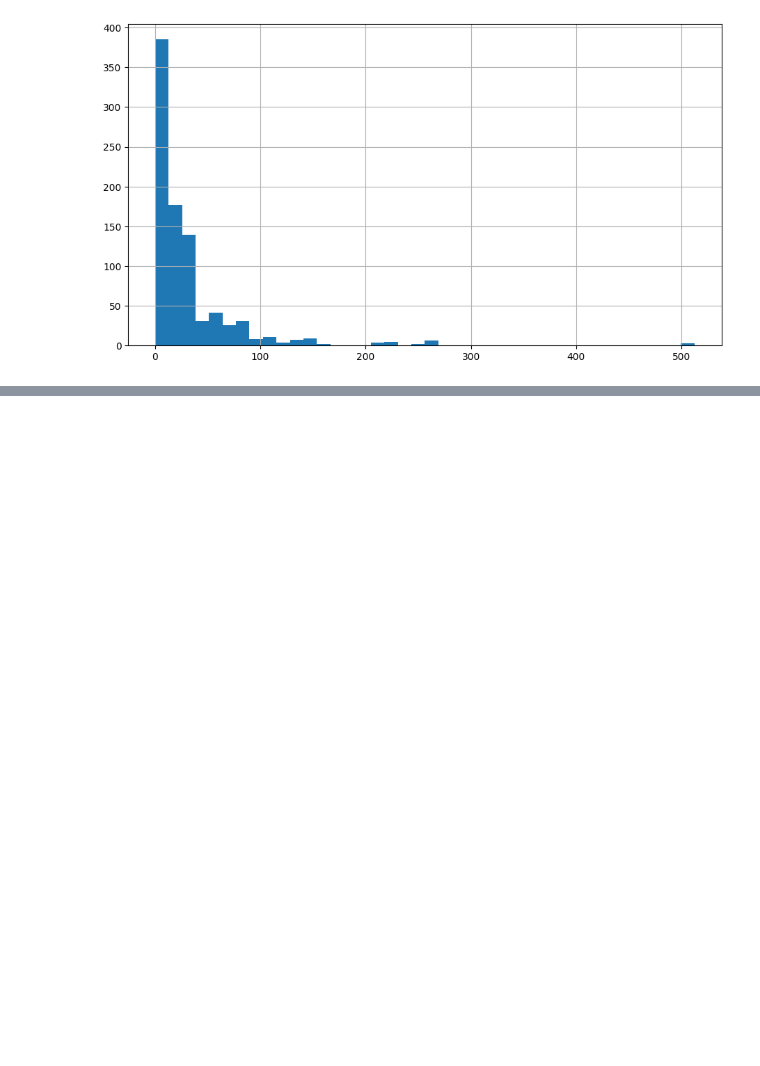
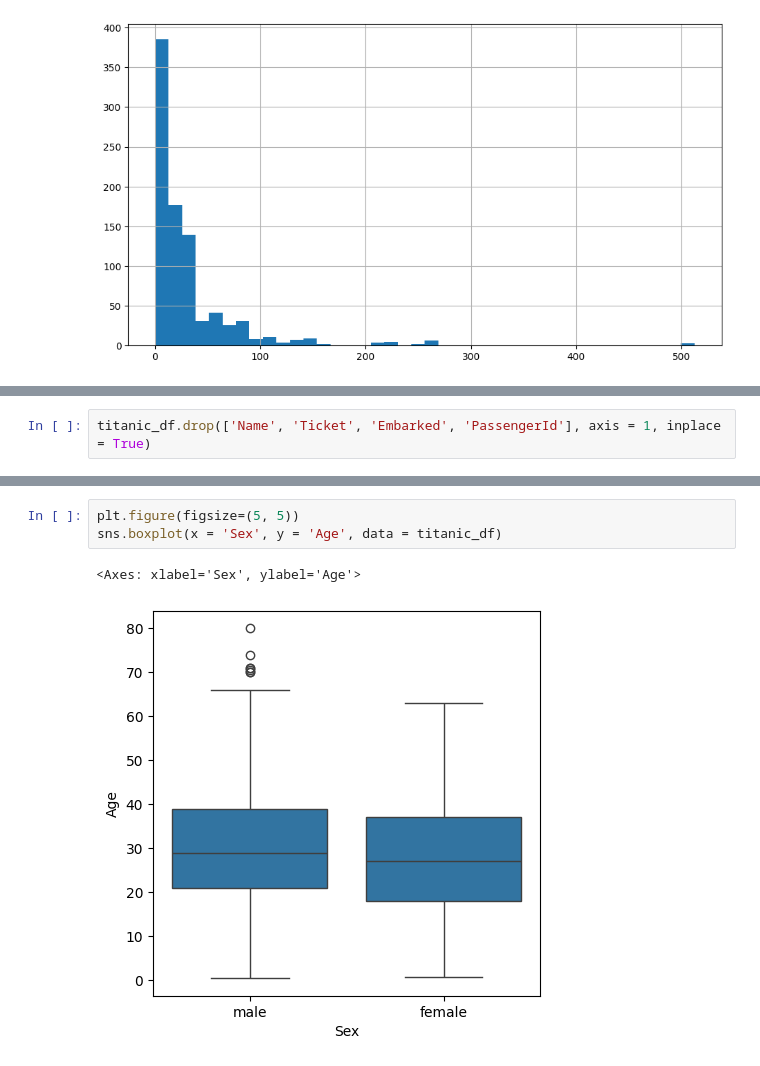
Before and after one commit to lahirumenik/ML---learning, a Jupyter notebook: titanic-survival/titanic_survival.ipynb, the cells around one changed output, grey strips where cells are left out. Cells and saved outputs as stored; diff of their text form; blank space fills up the shorter version.

Commit message:
cleaned data

```diff
--- a/titanic-survival/titanic_survival.ipynb
+++ b/titanic-survival/titanic_survival.ipynb
@@ -84,0 +101,2 @@ titanic_df['Fare'].hist(bins = 40)
+# %%
+titanic_df.drop(['Name', 'Ticket', 'Embarked', 'PassengerId'], axis = 1, inplace = True)
@@ -84,0 +112,6 @@ titanic_df['Fare'].hist(bins = 40)
+# %%
+plt.figure(figsize=(5, 5))
+sns.boxplot(x = 'Sex', y = 'Age', data = titanic_df)
+# %% [output]
+<Axes: xlabel='Sex', ylabel='Age'>
+[figure, added]
```
Also changed, not shown: parts of 4 cells of this notebook.
